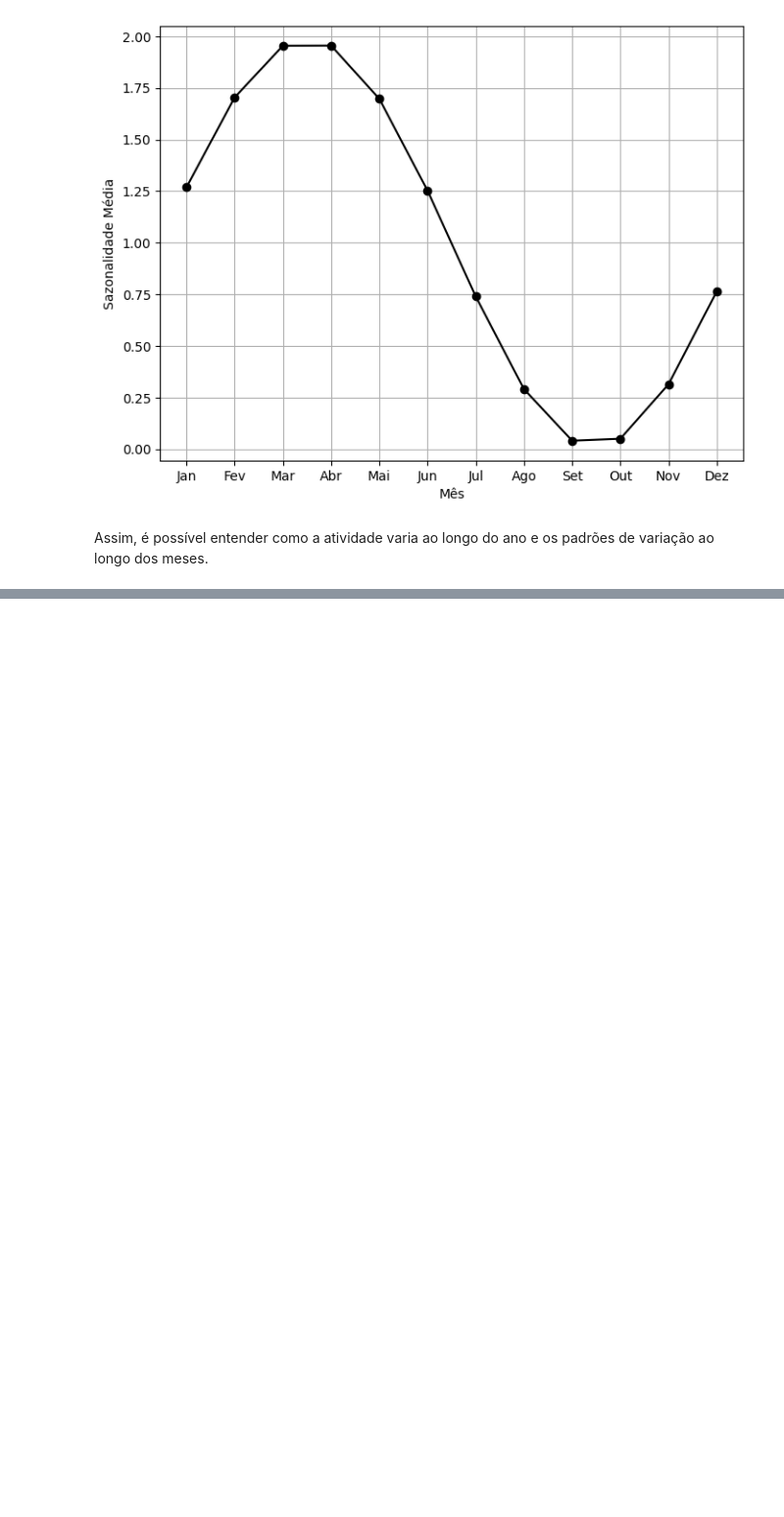
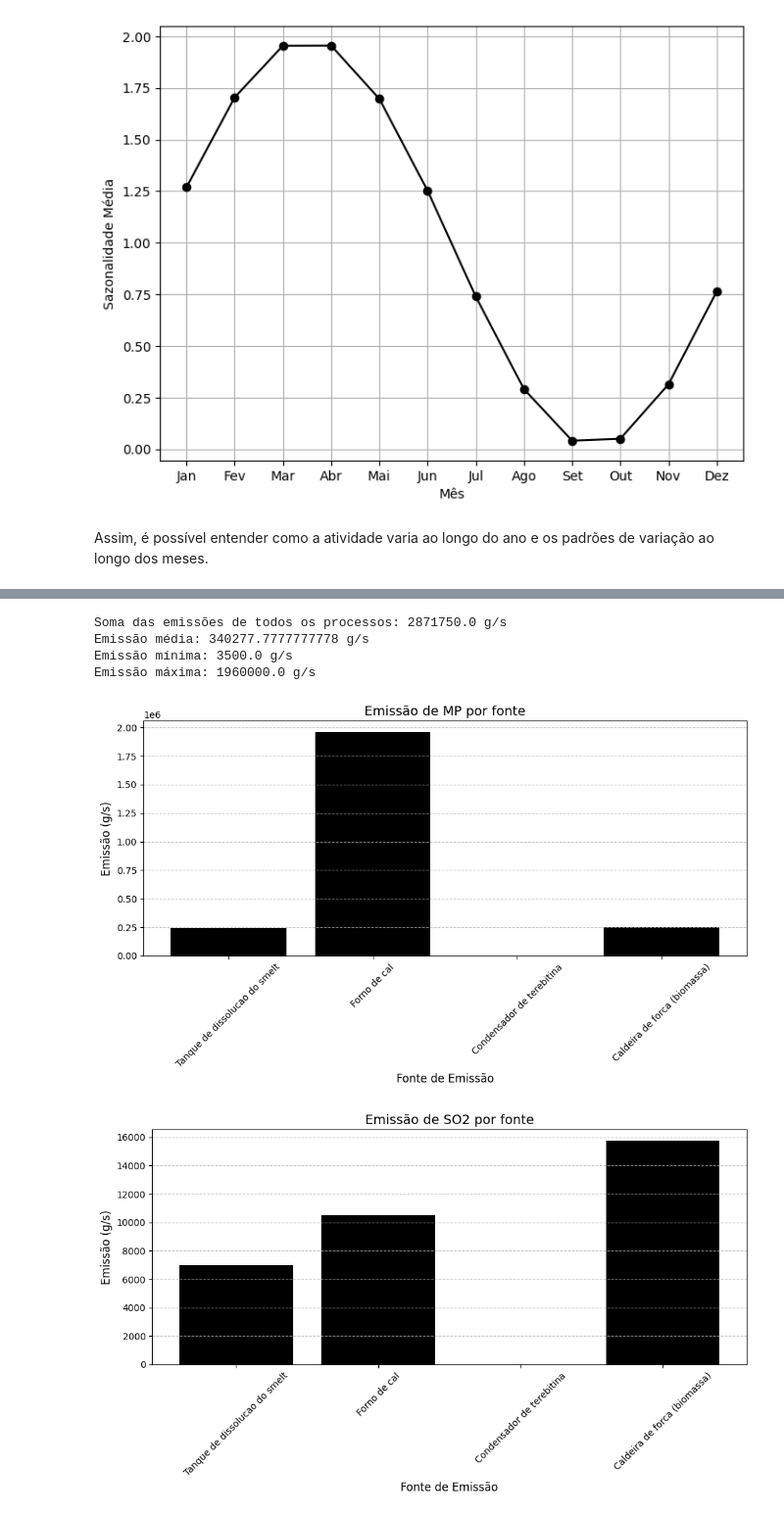
Before and after one commit to BarbaraGirardi07/ENS5173_Barbara, a Jupyter notebook: Atividade01_Parte01.ipynb, the cells around one changed output, grey strips where cells are left out. Shown at 98% size. Cells and saved outputs as stored; diff of their text form; code cells hidden in the pictures; blank space fills up the shorter version.

```diff
--- a/Atividade01_Parte01.ipynb
+++ b/Atividade01_Parte01.ipynb
@@ -479,0 +381,48 @@ Emissão máxima: 1960000.0 g/s
+# %%
+path = os.path.join(cwd, 'tabelas', 'FE')  # Substitua pelo caminho correto do seu arquivo
+
+# Definindo a taxa de atividade em toneladas/ano
+atv = 70000
+
+# Calculando as emissões para cada poluente e fonte
+emissoes_por_processo = fe.drop(columns='Source') * atv
+
+# Calculando a soma das emissões considerando todos os processos
+soma_emissoes = emissoes_por_processo.sum().sum()  # Soma de todas as células do DataFrame
+
+# Calculando a emissão média, mínima e máxima
+emissao_media = emissoes_por_processo.mean().mean()
+emissao_minima = emissoes_por_processo.min().min()
+emissao_maxima = emissoes_por_processo.max().max()
+
+# Exibindo os resultados
+print("Soma das emissões de todos os processos:", soma_emissoes, "g/s")
+print("Emissão média:", emissao_media, "g/s")
+print("Emissão mínima:", emissao_minima, "g/s")
+print("Emissão máxima:", emissao_maxima, "g/s")
+
+# Plotando os gráficos para cada poluente
+for poluente in emissoes_por_processo.columns:
+    # Obtendo os dados de emissão para o poluente atual
+    dados_emissao = emissoes_por_processo[poluente]
+
+    # Obtendo os nomes das fontes de emissão
+    fontes = fe['Source']
+
+    # Plotando o gráfico de barras
+    plt.figure(figsize=(10, 6))
+    plt.bar(fontes, dados_emissao.values, color='black')
+    plt.title(f'Emissão de {poluente} por fonte', fontsize=14)
+    plt.xlabel('Fonte de Emissão', fontsize=12)
+    plt.ylabel('Emissão (g/s)', fontsize=12)
+    plt.xticks(rotation=45)
+    plt.grid(axis='y', linestyle='--', alpha=0.7)
+    plt.tight_layout()
+    plt.show()
+# %% [output]
+Soma das emissões de todos os processos: 2871750.0 g/s
+Emissão média: 340277.7777777778 g/s
+Emissão mínima: 3500.0 g/s
+Emissão máxima: 1960000.0 g/s
+[figure, added]
+[figure, added]
```
Also changed, not shown: parts of 16 cells of this notebook.
